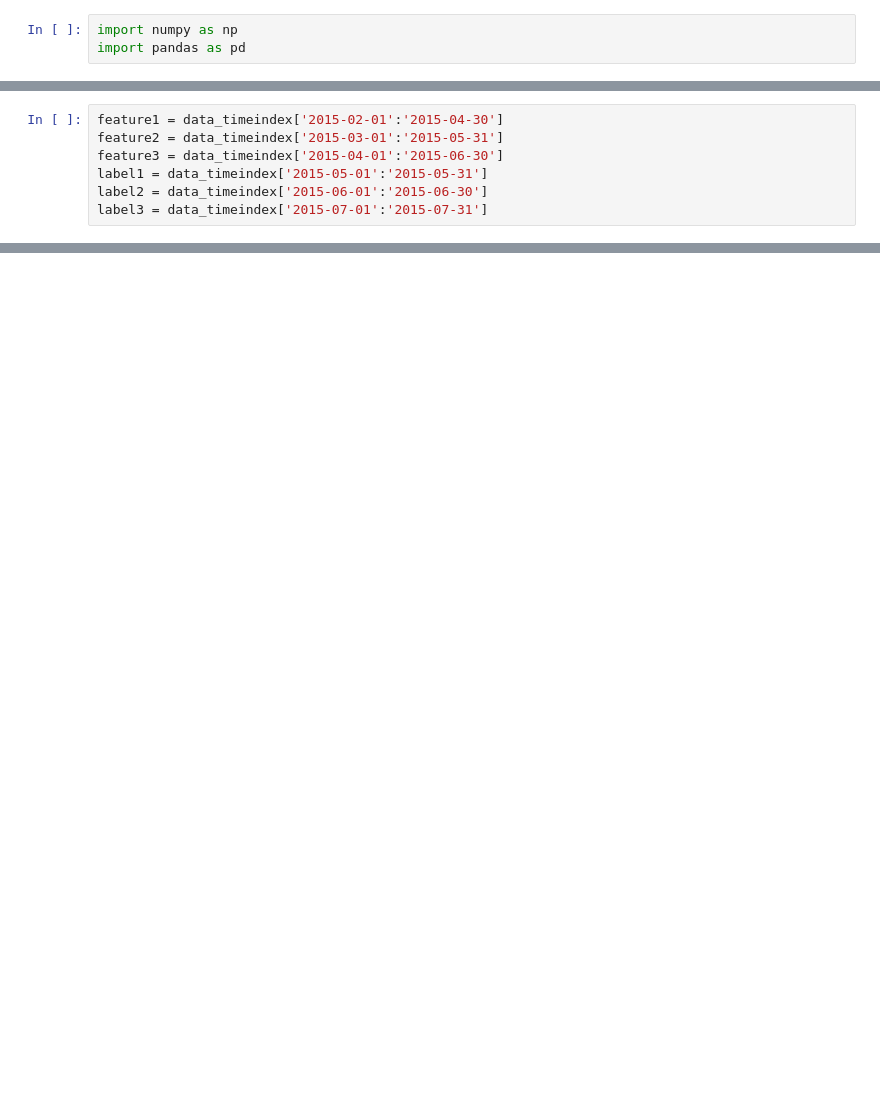
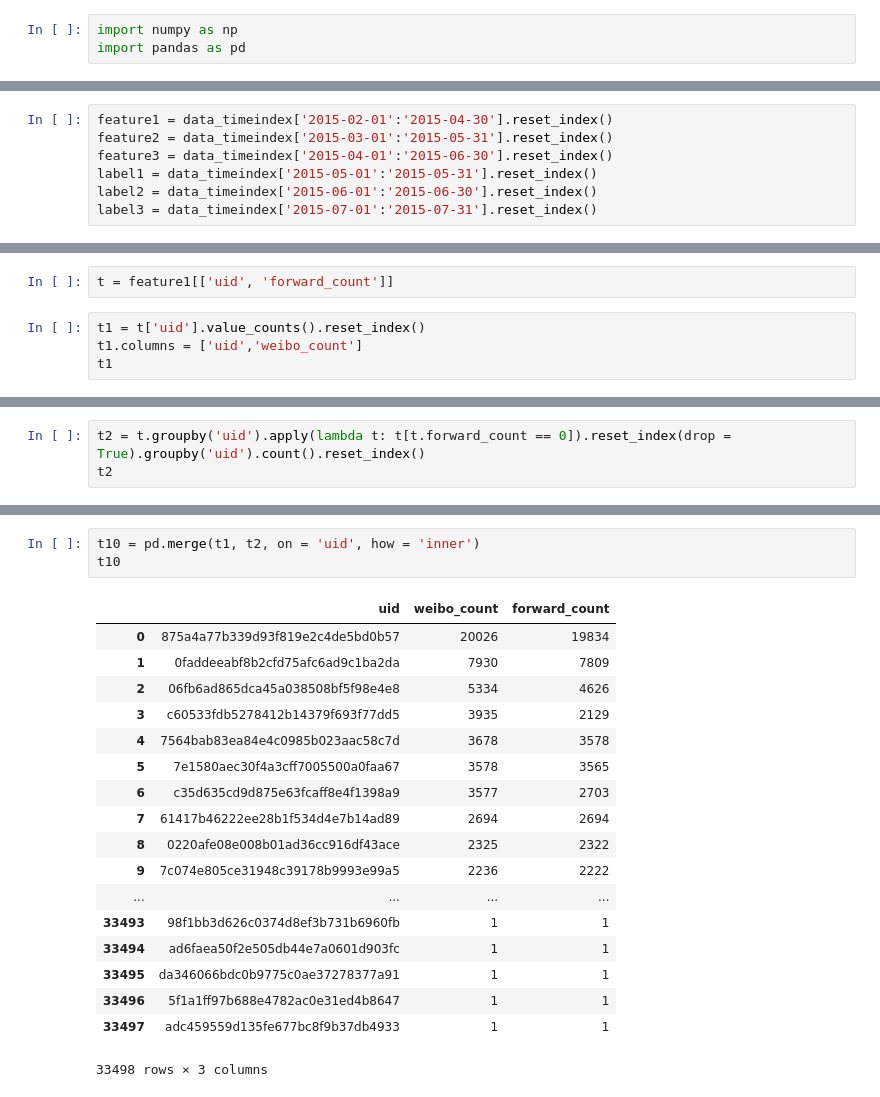
Before and after one commit to dikiyul/WeiboRCL, a Jupyter notebook: 02.Feature Extraction.ipynb, the cells around one changed output, grey strips where cells are left out. Drawn from its saved outputs; the diff is of its cells as text; blank space fills up the shorter version.

```diff
--- a/02.Feature Extraction.ipynb
+++ b/02.Feature Extraction.ipynb
@@ -27,7 +6,7 @@ data_timeindex = pd.read_csv('data\data_train.csv', index_col = 'time', parse_da
 # %%
-feature1 = data_timeindex['2015-02-01':'2015-04-30']
-feature2 = data_timeindex['2015-03-01':'2015-05-31']
-feature3 = data_timeindex['2015-04-01':'2015-06-30']
-label1 = data_timeindex['2015-05-01':'2015-05-31']
-label2 = data_timeindex['2015-06-01':'2015-06-30']
-label3 = data_timeindex['2015-07-01':'2015-07-31']
+feature1 = data_timeindex['2015-02-01':'2015-04-30'].reset_index()
+feature2 = data_timeindex['2015-03-01':'2015-05-31'].reset_index()
+feature3 = data_timeindex['2015-04-01':'2015-06-30'].reset_index()
+label1 = data_timeindex['2015-05-01':'2015-05-31'].reset_index()
+label2 = data_timeindex['2015-06-01':'2015-06-30'].reset_index()
+label3 = data_timeindex['2015-07-01':'2015-07-31'].reset_index()
@@ -33,0 +15,6 @@ label3 = data_timeindex['2015-07-01':'2015-07-31']
+# %%
+t = feature1[['uid', 'forward_count']]
+# %%
+t1 = t['uid'].value_counts().reset_index()
+t1.columns = ['uid','weibo_count']
+t1
@@ -33,0 +40,3 @@ label3 = data_timeindex['2015-07-01':'2015-07-31']
+# %%
+t2 = t.groupby('uid').apply(lambda t: t[t.forward_count == 0]).reset_index(drop = True).groupby('uid').count().reset_index()
+t2
@@ -33,0 +62,22 @@ label3 = data_timeindex['2015-07-01':'2015-07-31']
+# %%
+t10 = pd.merge(t1, t2, on = 'uid', how = 'inner')
+t10
+# %% [output]
+|  | uid | weibo_count | forward_count |
+| 0 | 875a4a77b339d93f819e2c4de5bd0b57 | 20026 | 19834 |
+| 1 | 0faddeeabf8b2cfd75afc6ad9c1ba2da | 7930 | 7809 |
+| 2 | 06fb6ad865dca45a038508bf5f98e4e8 | 5334 | 4626 |
+| 3 | c60533fdb5278412b14379f693f77dd5 | 3935 | 2129 |
+| 4 | 7564bab83ea84e4c0985b023aac58c7d | 3678 | 3578 |
+| 5 | 7e1580aec30f4a3cff7005500a0faa67 | 3578 | 3565 |
+| 6 | c35d635cd9d875e63fcaff8e4f1398a9 | 3577 | 2703 |
+| 7 | 61417b46222ee28b1f534d4e7b14ad89 | 2694 | 2694 |
+| 8 | 0220afe08e008b01ad36cc916df43ace | 2325 | 2322 |
+| 9 | 7c074e805ce31948c39178b9993e99a5 | 2236 | 2222 |
+| ... | ... | ... | ... |
+| 33493 | 98f1bb3d626c0374d8ef3b731b6960fb | 1 | 1 |
+| 33494 | ad6faea50f2e505db44e7a0601d903fc | 1 | 1 |
+| 33495 | da346066bdc0b9775c0ae37278377a91 | 1 | 1 |
+| 33496 | 5f1a1ff97b688e4782ac0e31ed4b8647 | 1 | 1 |
+| 33497 | adc459559d135fe677bc8f9b37db4933 | 1 | 1 |
+33498 rows × 3 columns
```
Also changed, not shown: parts of 10 cells of this notebook, 1 other file.
